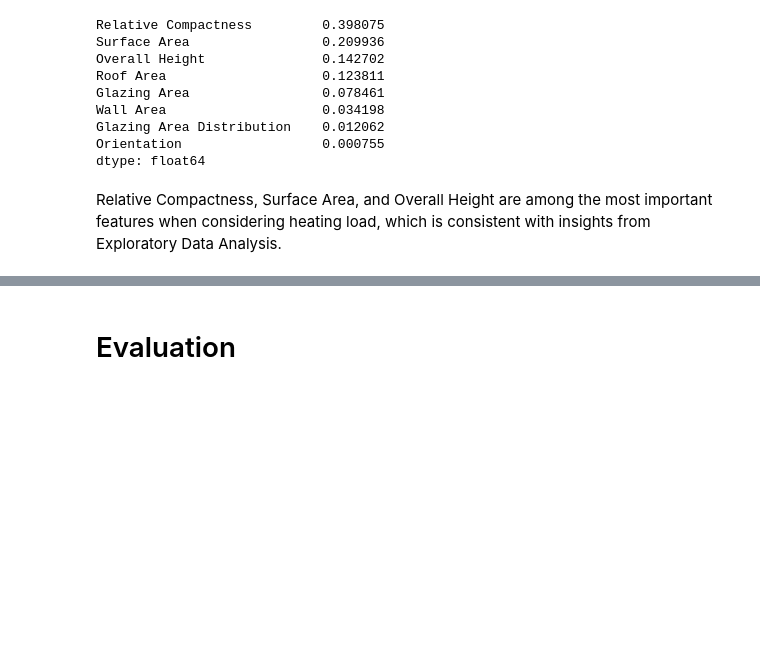
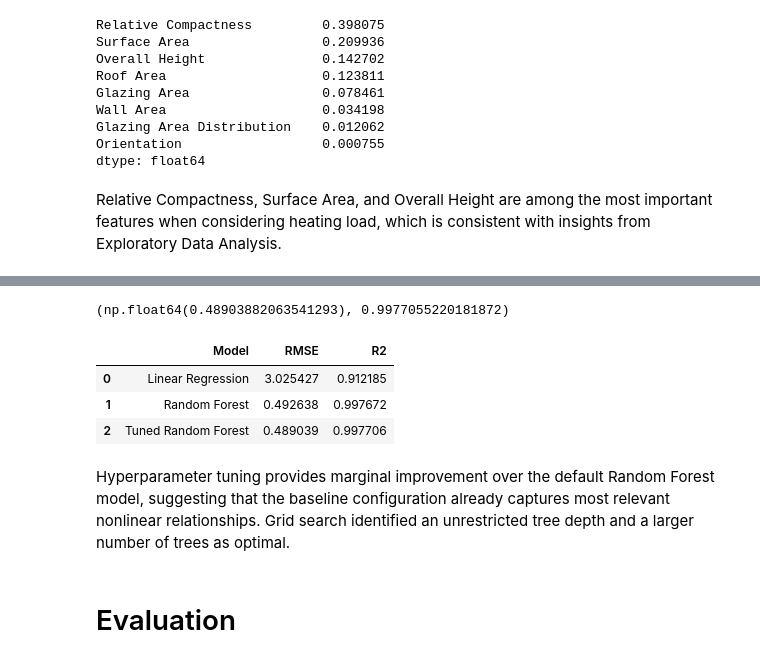
Before and after one commit to RT323/ml-mech-portfolio, a Jupyter notebook: projects/01-energy-efficiency-regression/notebooks/01_energy_efficiency_regression.ipynb, the cells around one changed output, grey strips where cells are left out. Drawn from its saved outputs; the diff is of its cells as text; code cells hidden in the pictures; blank space fills up the shorter version.

Commit message:
Add cross-validation and hyperparameter tuning

```diff
--- a/projects/01-energy-efficiency-regression/notebooks/01_energy_efficiency_regression.ipynb
+++ b/projects/01-energy-efficiency-regression/notebooks/01_energy_efficiency_regression.ipynb
@@ -477,3 +629,30 @@ Relative Compactness, Surface Area, and Overall Height are among the most import
+# %%
+best_rf = grid_search.best_estimator_
+
+y_pred_tuned = best_rf.predict(X_test)
+
+mse_tuned = mean_squared_error(y_test, y_pred_tuned)
+rmse_tuned = np.sqrt(mse_tuned)
+r2_tuned = r2_score(y_test, y_pred_tuned)
+
+rmse_tuned, r2_tuned
+# %% [output]
+(np.float64(0.48903882063541293), 0.9977055220181872)
+# %%
+results = pd.DataFrame({
+    "Model": ["Linear Regression", "Random Forest", "Tuned Random Forest"],
+    "RMSE": [rmse_lr, rmse_rf, rmse_tuned],
+    "R2": [r2_lr, r2_rf, r2_tuned]
+})
+
+results
+# %% [output]
+|  | Model | RMSE | R2 |
+| 0 | Linear Regression | 3.025427 | 0.912185 |
+| 1 | Random Forest | 0.492638 | 0.997672 |
+| 2 | Tuned Random Forest | 0.489039 | 0.997706 |
+# %% [markdown]
+Hyperparameter tuning provides marginal improvement over the default Random Forest model, suggesting that the baseline configuration already captures most relevant nonlinear relationships. Grid search identified an unrestricted tree depth and a larger number of trees as optimal.
 # %% [markdown]
 # Evaluation
 # %% [markdown]
```
Also changed, not shown: parts of 8 cells of this notebook.
